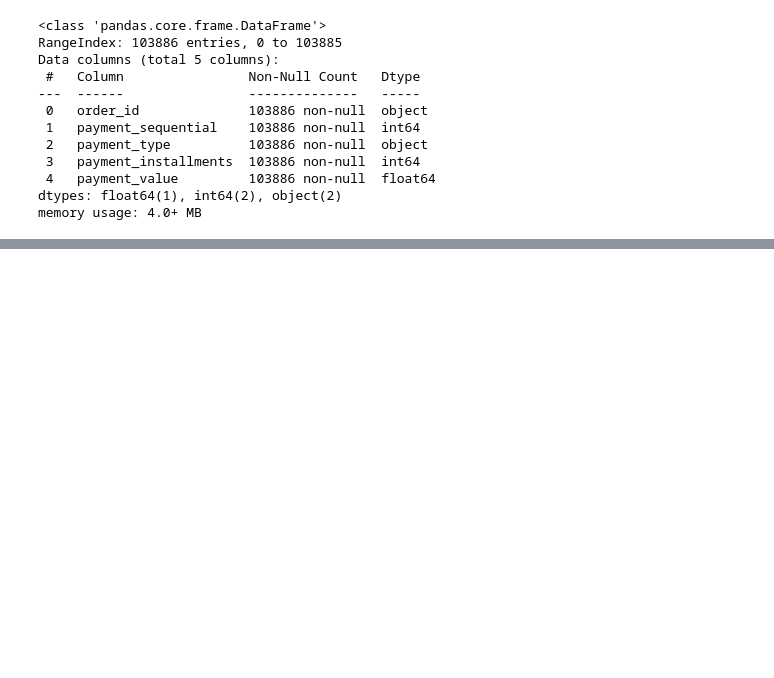
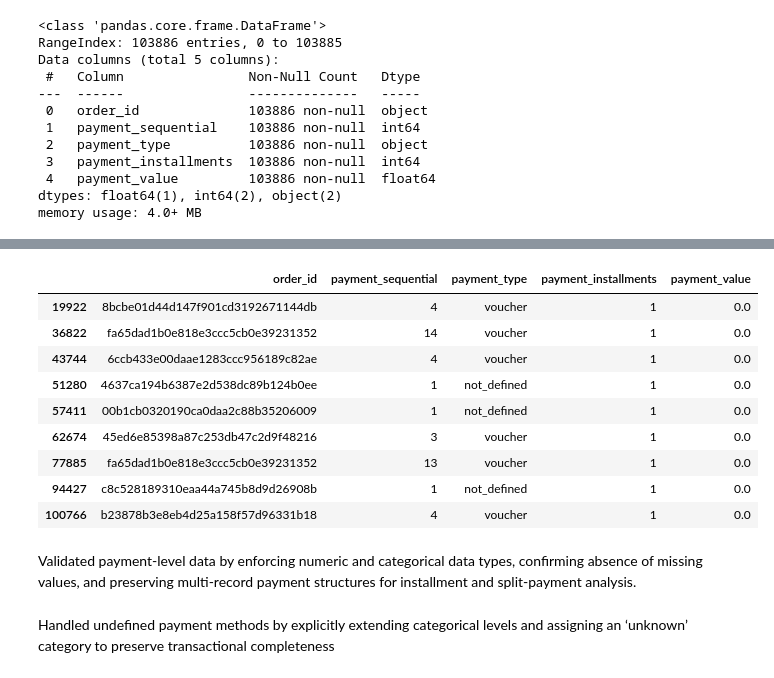
Before and after one commit to khareparth12-sketch/ecommerce-customer-and-sales-analysis, a Jupyter notebook: notebooks/02_data_cleaning.ipynb, the cells around one changed output, grey strips where cells are left out. Saved outputs shown, nothing was run; the diff lists cells and outputs as text; code cells hidden in the pictures; blank space fills up the shorter version.

```diff
--- a/notebooks/02_data_cleaning.ipynb
+++ b/notebooks/02_data_cleaning.ipynb
@@ -413,0 +416,6 @@ memory usage: 4.0+ MB
+# %%
+payments.columns = (
+    payments.columns
+    .str.strip()
+    .str.lower()
+)
@@ -413,0 +436,16 @@ memory usage: 4.0+ MB
+# %%
+payments["order_id"] = payments["order_id"].astype("string")
+payments["payment_type"] = payments["payment_type"].astype("category")
+
+payments["payment_sequential"] = pd.to_numeric(
+    payments["payment_sequential"], errors="coerce"
+)
+
+payments["payment_installments"] = pd.to_numeric(
+    payments["payment_installments"], errors="coerce"
+)
+
+payments["payment_value"] = pd.to_numeric(
+    payments["payment_value"], errors="coerce"
+)
+payments.dtypes
@@ -413,0 +469,15 @@ memory usage: 4.0+ MB
+# %%
+payments[payments["payment_value"] <= 0]
+# %% [output]
+|  | order_id | payment_sequential | payment_type | payment_installments | payment_value |
+| 19922 | 8bcbe01d44d147f901cd3192671144db | 4 | voucher | 1 | 0.0 |
+| 36822 | fa65dad1b0e818e3ccc5cb0e39231352 | 14 | voucher | 1 | 0.0 |
+| 43744 | 6ccb433e00daae1283ccc956189c82ae | 4 | voucher | 1 | 0.0 |
+| 51280 | 4637ca194b6387e2d538dc89b124b0ee | 1 | not_defined | 1 | 0.0 |
+| 57411 | 00b1cb0320190ca0daa2c88b35206009 | 1 | not_defined | 1 | 0.0 |
+| 62674 | 45ed6e85398a87c253db47c2d9f48216 | 3 | voucher | 1 | 0.0 |
+| 77885 | fa65dad1b0e818e3ccc5cb0e39231352 | 13 | voucher | 1 | 0.0 |
+| 94427 | c8c528189310eaa44a745b8d9d26908b | 1 | not_defined | 1 | 0.0 |
+| 100766 | b23878b3e8eb4d25a158f57d96331b18 | 4 | voucher | 1 | 0.0 |
+# %% [markdown]
+Validated payment-level data by enforcing numeric and categorical data types, confirming absence of missing values, and preserving multi-record payment structures for installment and split-payment analysis.
@@ -413,0 +489,2 @@ memory usage: 4.0+ MB
+# %% [markdown]
+Handled undefined payment methods by explicitly extending categorical levels and assigning an ‘unknown’ category to preserve transactional completeness
```
Also changed, not shown: parts of 53 cells of this notebook, 3 other files.
